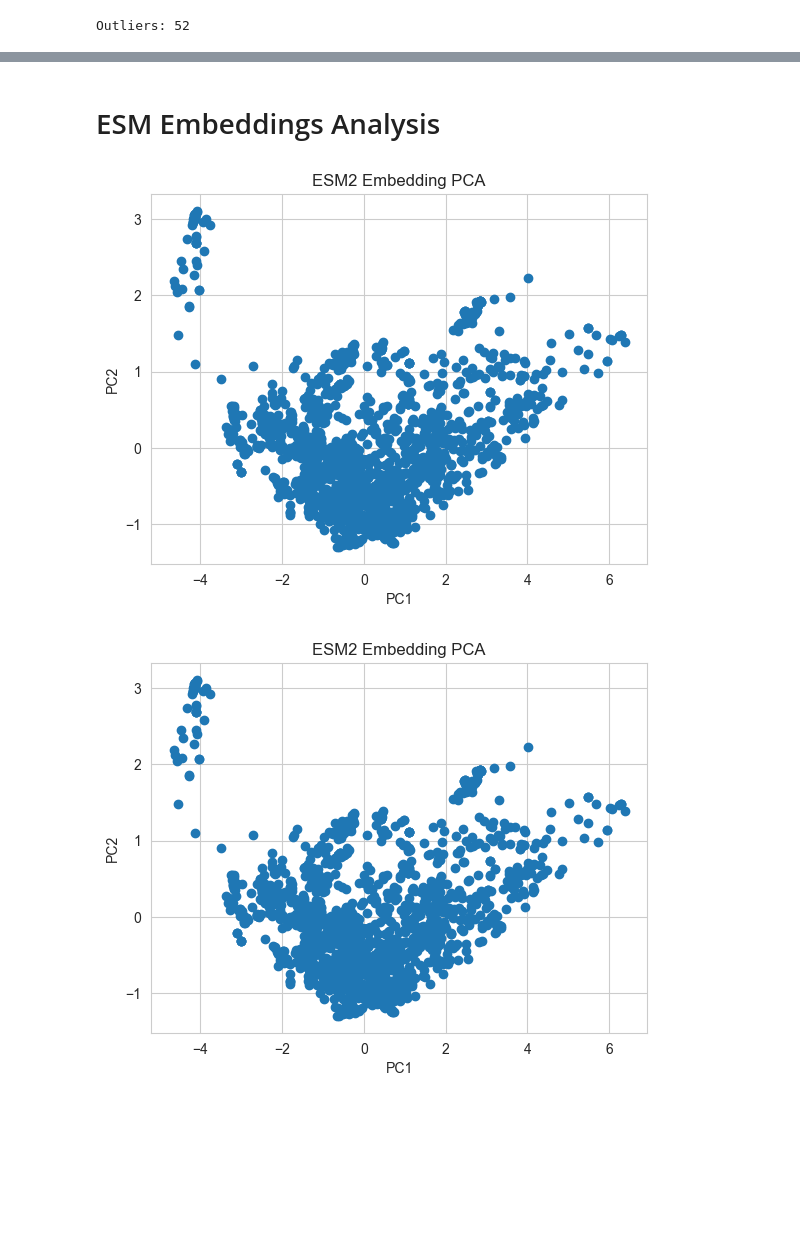
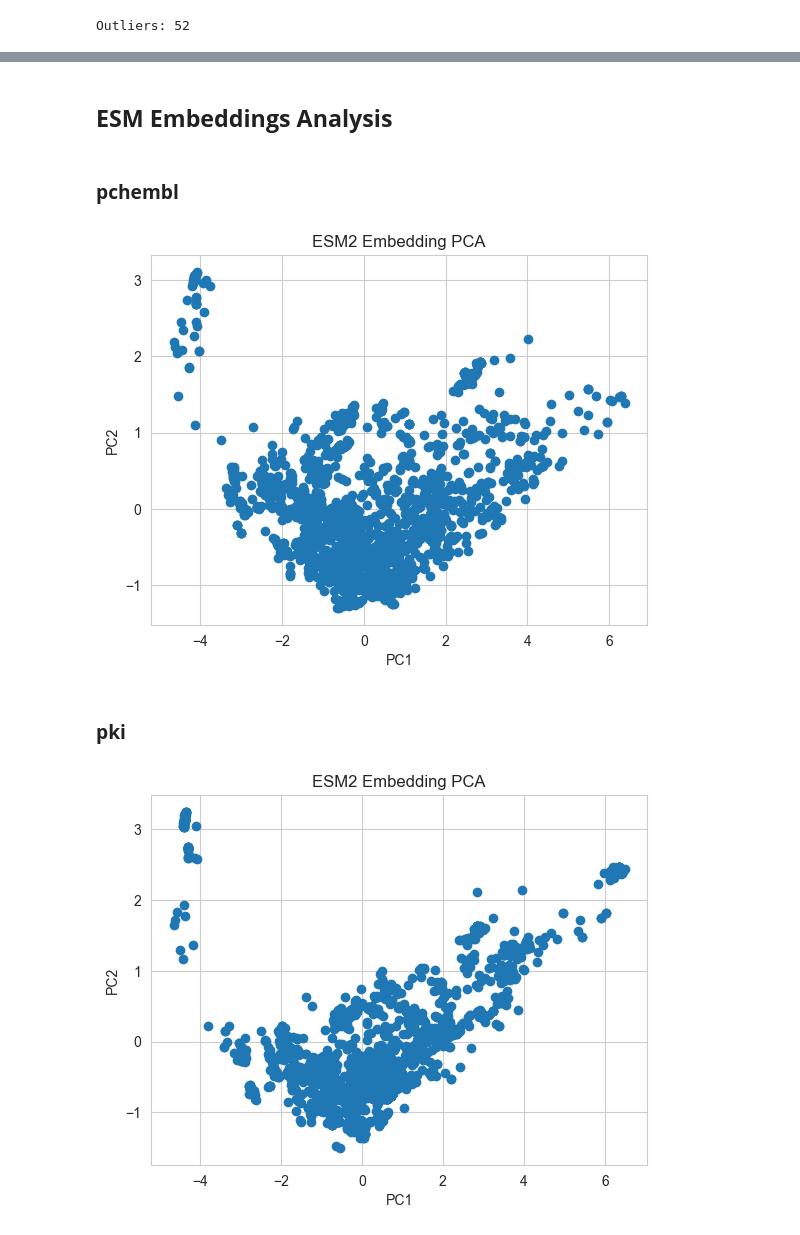
Before and after one commit to Leonorafonso28/protein_ligand_affinity_ml_pipeline, a Jupyter notebook: notebooks/01_Exploratory_Data_Analysis.ipynb, the cells around one changed output, grey strips where cells are left out. Saved outputs shown, nothing was run; the diff lists cells and outputs as text; code cells hidden in the pictures; blank space fills up the shorter version.

```diff
--- a/notebooks/01_Exploratory_Data_Analysis.ipynb
+++ b/notebooks/01_Exploratory_Data_Analysis.ipynb
@@ -231,33 +267,34 @@ plt.show()
 # %% [markdown]
-# ESM Embeddings Analysis
+## **ESM Embeddings Analysis**
+# %% [markdown]
+### **pchembl**
+# %%
+sample_esm = df_pchembl[esm_cols].dropna().sample(2000, random_state=42)
+
+pca = PCA(n_components=2)
+emb_2d = pca.fit_transform(sample_esm)
+
+plt.figure()
+plt.scatter(emb_2d[:, 0], emb_2d[:, 1])
+plt.title("ESM2 Embedding PCA")
+plt.xlabel("PC1")
+plt.ylabel("PC2")
+plt.show()
+# %% [output]
+[figure, added]
+# %% [markdown]
+### **pki**
 # %%
-from sklearn.decomposition import PCA
-
-sample_esm = df[esm_cols].dropna().sample(2000, random_state=42)
+sample_esm = df_pki[esm_cols].dropna().sample(2000, random_state=42)
 
 pca = PCA(n_components=2)
 emb_2d = pca.fit_transform(sample_esm)
 
 plt.figure()
 plt.scatter(emb_2d[:, 0], emb_2d[:, 1])
 plt.title("ESM2 Embedding PCA")
 plt.xlabel("PC1")
 plt.ylabel("PC2")
 plt.show()
-
-from sklearn.decomposition import PCA
-
-sample_esm = df[esm_cols].dropna().sample(2000, random_state=42)
-
-pca = PCA(n_components=2)
-emb_2d = pca.fit_transform(sample_esm)
-
-plt.figure()
-plt.scatter(emb_2d[:, 0], emb_2d[:, 1])
-plt.title("ESM2 Embedding PCA")
-plt.xlabel("PC1")
-plt.ylabel("PC2")
-plt.show()
 # %% [output]
-[figure, old version]
+[figure, new version]
-[figure, removed]
```
Also changed, not shown: parts of 40 cells of this notebook, 4 other files.
